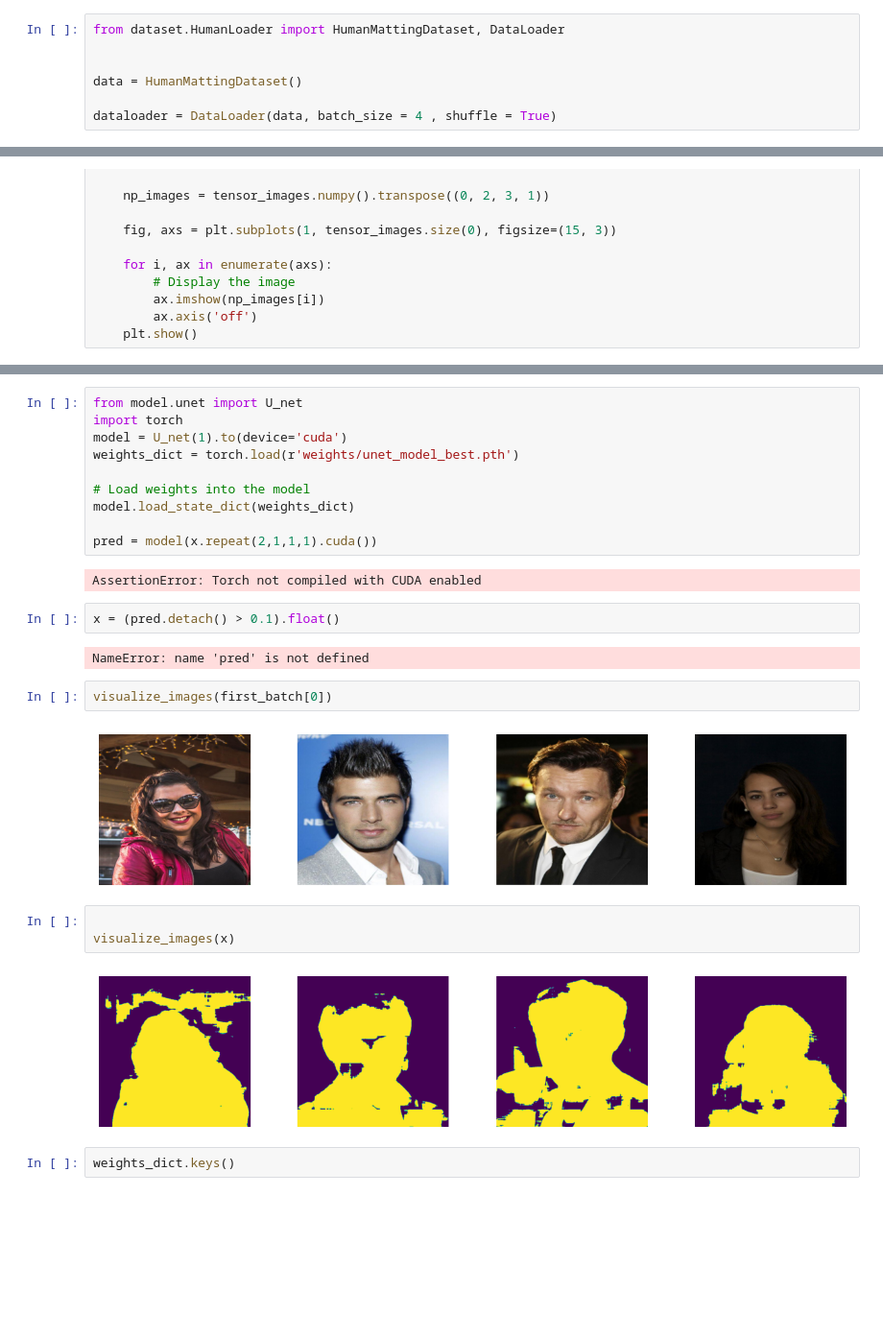
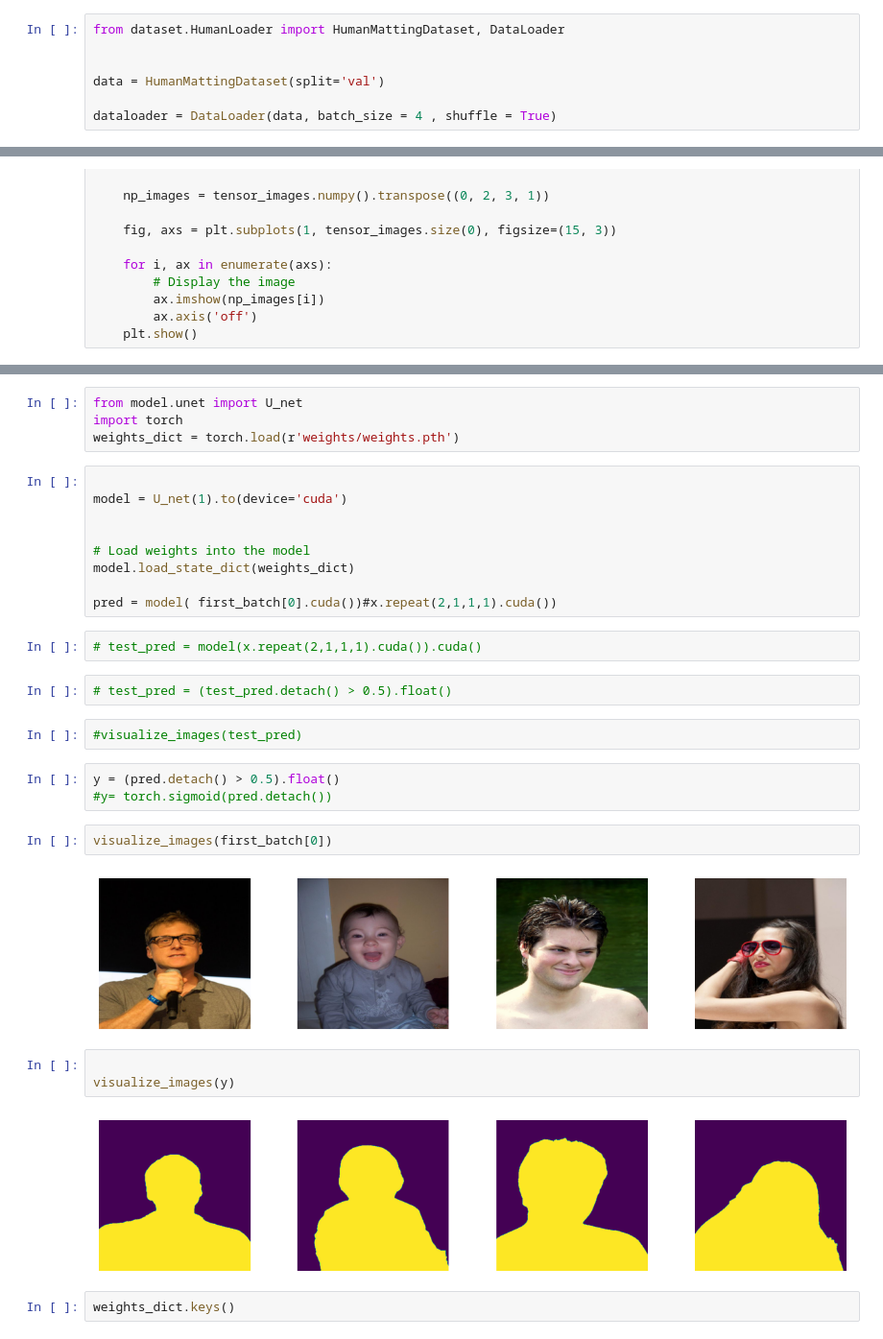
Before and after one commit to callmetandat/Applied-Parallel-Programming, a Jupyter notebook: Check_Dataset.ipynb, the cells around one changed output, grey strips where cells are left out. Shown at 96% size. Drawn from its saved outputs; the diff is of its cells as text; blank space fills up the shorter version.

```diff
--- a/Check_Dataset.ipynb
+++ b/Check_Dataset.ipynb
@@ -2,7 +2,7 @@
 from dataset.HumanLoader import HumanMattingDataset, DataLoader
 
 
-data = HumanMattingDataset()
+data = HumanMattingDataset(split='val')
 
 dataloader = DataLoader(data, batch_size = 4 , shuffle = True)
 # %%
@@ -72,28 +56,34 @@ torch.Size([1, 3, 304, 512])
+# %%
+from model.unet import U_net
+import torch
+weights_dict = torch.load(r'weights/weights.pth')
 # %%
-from model.unet import U_net
-import torch
+
 model = U_net(1).to(device='cuda')
-weights_dict = torch.load(r'weights/unet_model_best.pth')
+
 
 # Load weights into the model
 model.load_state_dict(weights_dict)
 
-pred = model(x.repeat(2,1,1,1).cuda())
+pred = model( first_batch[0].cuda())#x.repeat(2,1,1,1).cuda())
-# %% [output]
-AssertionError: Torch not compiled with CUDA enabled
+# %%
+# test_pred = model(x.repeat(2,1,1,1).cuda()).cuda()
+# %%
+# test_pred = (test_pred.detach() > 0.5).float()
+# %%
+#visualize_images(test_pred)
 # %%
-x = (pred.detach() > 0.1).float()
+y = (pred.detach() > 0.5).float()
+#y= torch.sigmoid(pred.detach())
-# %% [output]
-NameError: name 'pred' is not defined
 # %%
 visualize_images(first_batch[0])
 # %% [output]
-[figure, old version]
+[figure, new version]
 # %%
 
-visualize_images(x)
+visualize_images(y)
 # %% [output]
-[figure, old version]
+[figure, new version]
 # %%
 weights_dict.keys()
 # %% [output]
```
Also changed, not shown: parts of 19 cells of this notebook, 23 other files.
